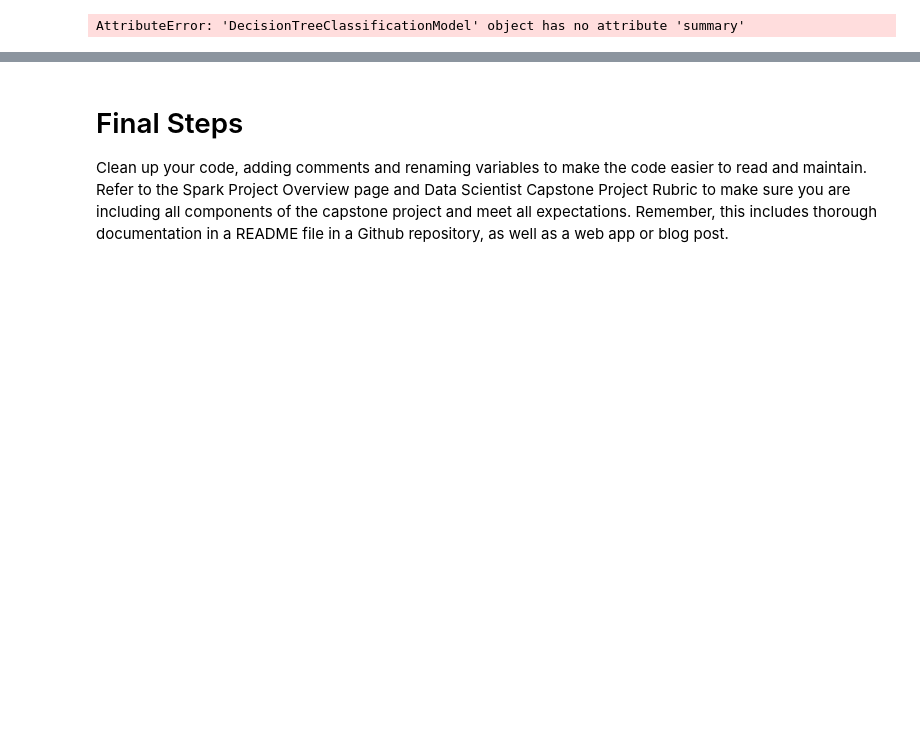
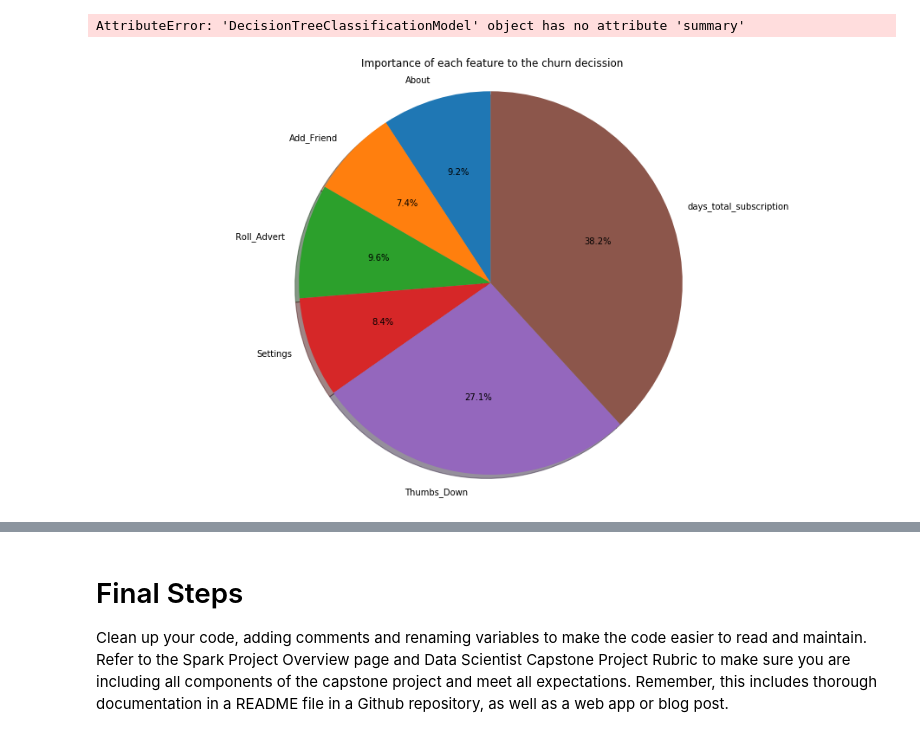
Before and after one commit to drnesr/Sparkify, a Jupyter notebook: Sparkify.ipynb, the cells around one changed output, grey strips where cells are left out. Saved outputs shown, nothing was run; the diff lists cells and outputs as text; code cells hidden in the pictures; blank space fills up the shorter version.

Commit message:
Implemented the DecisionTreeClassifier importance pie chart

```diff
--- a/Sparkify.ipynb
+++ b/Sparkify.ipynb
@@ -1079,6 +1079,9 @@ root
 # %%
 # Remove  nulls from anywhere replacing them by zeros
 final_df = final_df.na.fill(0)
+# %%
+# Get features labels for plotting purposes
+features_labels = final_df.columns[2:]
 # %%
 # ML imports
 from pyspark.ml.feature import Normalizer, StandardScaler, VectorAssembler
@@ -1528,6 +1525,0 @@ display(acc, res)
-# %%
-a = np.array([[1, 2], [3, 4]])
-b = np.array([[5, 6]])
-print(a.shape, b.shape)
-np.concatenate((a, b.T), axis=1)
-g.reshape(1, g.shape[0])
@@ -1584,0 +1526,20 @@ metrics.truePositiveRateByLabel
+# %%
+def draw_features_importance(fitted_model, x_labels):
+    '''
+    Draws a bar chart of features vs churn %
+    fitted_model: the fitted model
+    scale_to: the values will be scated to:
+           'full_range' where the full absolute values are summed to 100.
+           'maximum_range' where the maximum absolute extremes are scalled to 100.
+           'none' the values are shown as is.
+    '''
+    importance = fitted_model.bestModel.featureImportances.toArray()
+    fig, ax = plt.subplots(figsize=(16, 9))
+    ax.pie(active_values, labels=active_labels , autopct='%1.1f%%', shadow=True, startangle=90 )
+    ax.set_title('Importance of each feature to the churn decission')
+    ax.axis('equal')
+# %%
+draw_features_importance(m, features_labels)
+# features_labels
+# %% [output]
+[figure, added]
```
Also changed, not shown: parts of 14 cells of this notebook.
